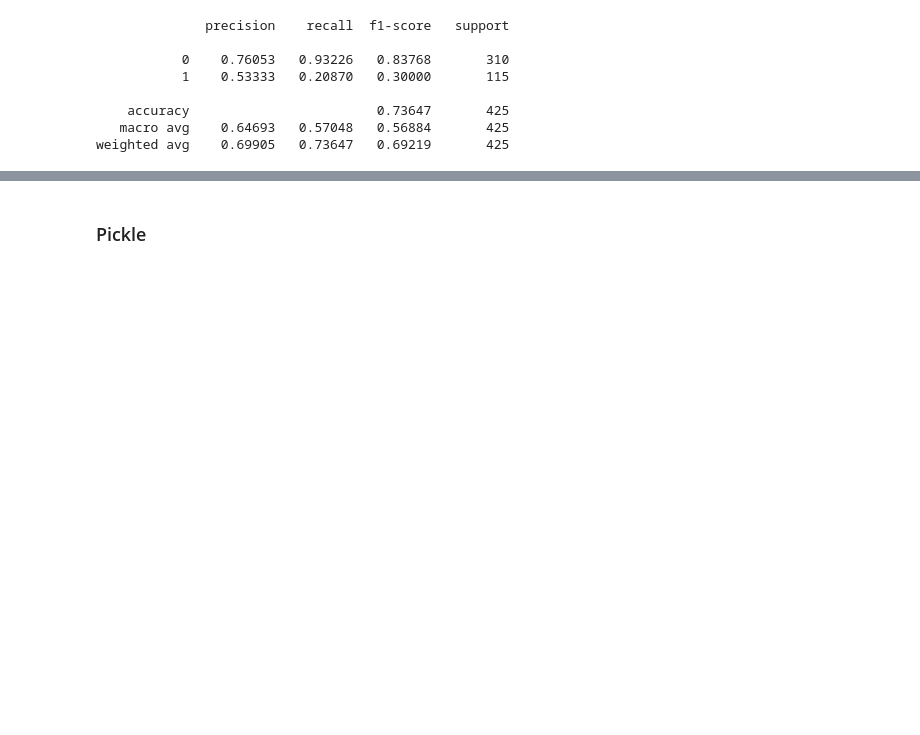
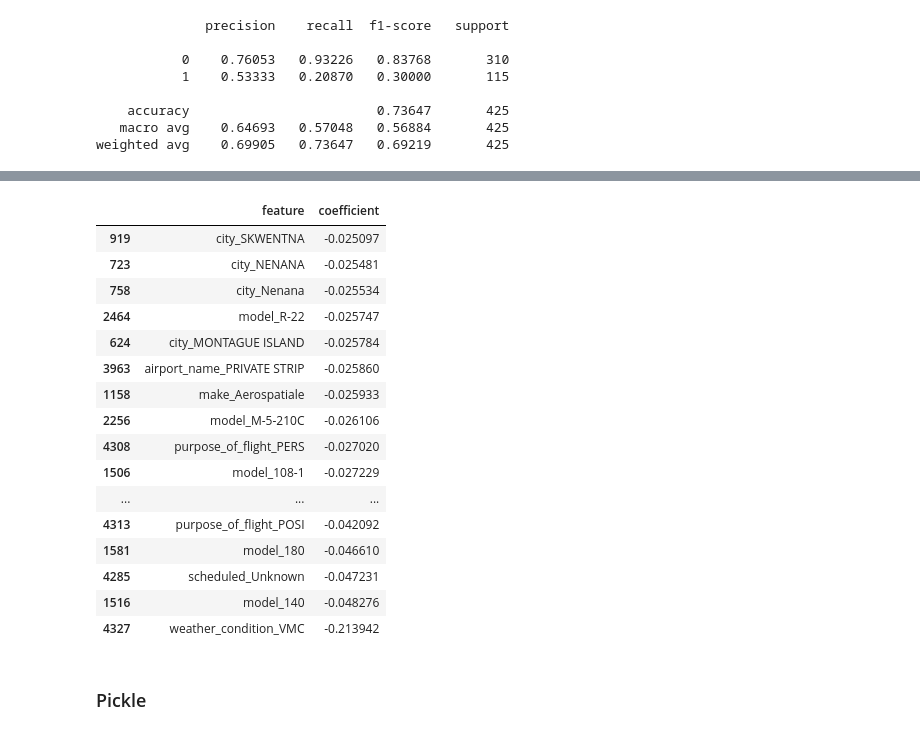
Before and after one commit to TheMirch/dsi-group-project, a Jupyter notebook: code/nolan_model.ipynb, the cells around one changed output, grey strips where cells are left out. Saved outputs shown, nothing was run; the diff lists cells and outputs as text; code cells hidden in the pictures; blank space fills up the shorter version.

```diff
--- a/code/nolan_model.ipynb
+++ b/code/nolan_model.ipynb
@@ -190,0 +241,20 @@ weighted avg    0.69905   0.73647   0.69219       425
+# %%
+coefficients_df.sort_values(by='coefficient', ascending=False).tail(30)
+# %% [output]
+|  | feature | coefficient |
+| 919 | city_SKWENTNA | -0.025097 |
+| 723 | city_NENANA | -0.025481 |
+| 758 | city_Nenana | -0.025534 |
+| 2464 | model_R-22 | -0.025747 |
+| 624 | city_MONTAGUE ISLAND | -0.025784 |
+| 3963 | airport_name_PRIVATE STRIP | -0.025860 |
+| 1158 | make_Aerospatiale | -0.025933 |
+| 2256 | model_M-5-210C | -0.026106 |
+| 4308 | purpose_of_flight_PERS | -0.027020 |
+| 1506 | model_108-1 | -0.027229 |
+| ... | ... | ... |
+| 4313 | purpose_of_flight_POSI | -0.042092 |
+| 1581 | model_180 | -0.046610 |
+| 4285 | scheduled_Unknown | -0.047231 |
+| 1516 | model_140 | -0.048276 |
+| 4327 | weather_condition_VMC | -0.213942 |
```
Also changed, not shown: parts of 11 cells of this notebook, 2 other files.
